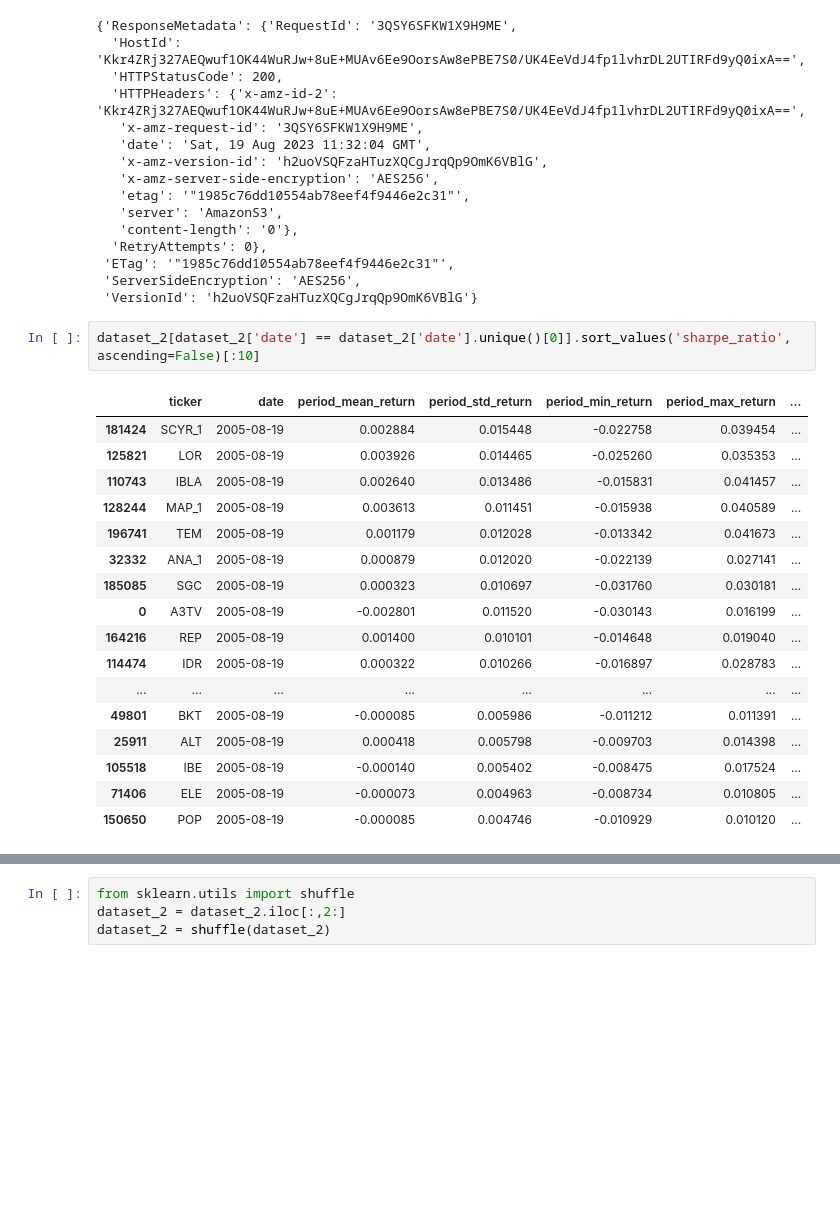
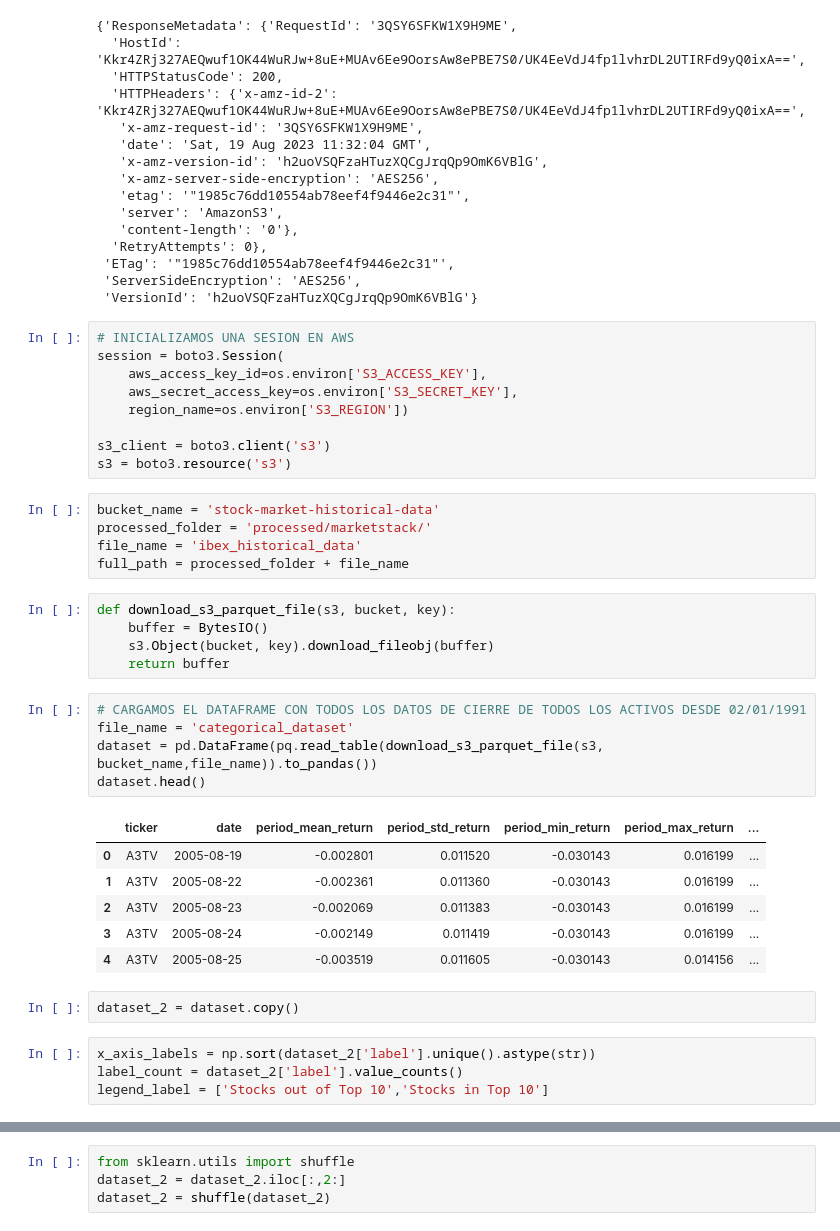
Before and after one commit to tintenderete/TFM, a Jupyter notebook: prueba_red_neuronal_fija_categorico.ipynb, the cells around one changed output, grey strips where cells are left out. Drawn from its saved outputs; the diff is of its cells as text; blank space fills up the shorter version.

```diff
--- a/prueba_red_neuronal_fija_categorico.ipynb
+++ b/prueba_red_neuronal_fija_categorico.ipynb
@@ -306,23 +290,40 @@ s3.Object(bucket_name, 'categorical_dataset').put(Body=buf.getvalue())
  'ETag': '"1985c76dd10554ab78eef4f9446e2c31"',
  'ServerSideEncryption': 'AES256',
  'VersionId': 'h2uoVSQFzaHTuzXQCgJrqQp9OmK6VBlG'}
-# %%
-dataset_2[dataset_2['date'] == dataset_2['date'].unique()[0]].sort_values('sharpe_ratio', ascending=False)[:10]
-# %% [output]
-|  | ticker | date | period_mean_return | period_std_return | period_min_return | period_max_return | ... |
-| 181424 | SCYR_1 | 2005-08-19 | 0.002884 | 0.015448 | -0.022758 | 0.039454 | ... |
-| 125821 | LOR | 2005-08-19 | 0.003926 | 0.014465 | -0.025260 | 0.035353 | ... |
-| 110743 | IBLA | 2005-08-19 | 0.002640 | 0.013486 | -0.015831 | 0.041457 | ... |
-| 128244 | MAP_1 | 2005-08-19 | 0.003613 | 0.011451 | -0.015938 | 0.040589 | ... |
-| 196741 | TEM | 2005-08-19 | 0.001179 | 0.012028 | -0.013342 | 0.041673 | ... |
-| 32332 | ANA_1 | 2005-08-19 | 0.000879 | 0.012020 | -0.022139 | 0.027141 | ... |
-| 185085 | SGC | 2005-08-19 | 0.000323 | 0.010697 | -0.031760 | 0.030181 | ... |
-| 0 | A3TV | 2005-08-19 | -0.002801 | 0.011520 | -0.030143 | 0.016199 | ... |
-| 164216 | REP | 2005-08-19 | 0.001400 | 0.010101 | -0.014648 | 0.019040 | ... |
-| 114474 | IDR | 2005-08-19 | 0.000322 | 0.010266 | -0.016897 | 0.028783 | ... |
-| ... | ... | ... | ... | ... | ... | ... | ... |
-| 49801 | BKT | 2005-08-19 | -0.000085 | 0.005986 | -0.011212 | 0.011391 | ... |
-| 25911 | ALT | 2005-08-19 | 0.000418 | 0.005798 | -0.009703 | 0.014398 | ... |
-| 105518 | IBE | 2005-08-19 | -0.000140 | 0.005402 | -0.008475 | 0.017524 | ... |
-| 71406 | ELE | 2005-08-19 | -0.000073 | 0.004963 | -0.008734 | 0.010805 | ... |
-| 150650 | POP | 2005-08-19 | -0.000085 | 0.004746 | -0.010929 | 0.010120 | ... |
+# %%
+# INICIALIZAMOS UNA SESION EN AWS
+session = boto3.Session(
+    aws_access_key_id=os.environ['S3_ACCESS_KEY'],
+    aws_secret_access_key=os.environ['S3_SECRET_KEY'],
+    region_name=os.environ['S3_REGION'])
+
+s3_client = boto3.client('s3')
+s3 = boto3.resource('s3')
+# %%
+bucket_name = 'stock-market-historical-data'
+processed_folder = 'processed/marketstack/'
+file_name = 'ibex_historical_data'
+full_path = processed_folder + file_name
+# %%
+def download_s3_parquet_file(s3, bucket, key):
+    buffer = BytesIO()
+    s3.Object(bucket, key).download_fileobj(buffer)
+    return buffer
+# %%
+# CARGAMOS EL DATAFRAME CON TODOS LOS DATOS DE CIERRE DE TODOS LOS ACTIVOS DESDE 02/01/1991
+file_name = 'categorical_dataset'
+dataset = pd.DataFrame(pq.read_table(download_s3_parquet_file(s3, bucket_name,file_name)).to_pandas())
+dataset.head()
+# %% [output]
+|  | ticker | date | period_mean_return | period_std_return | period_min_return | period_max_return | ... |
+| 0 | A3TV | 2005-08-19 | -0.002801 | 0.011520 | -0.030143 | 0.016199 | ... |
+| 1 | A3TV | 2005-08-22 | -0.002361 | 0.011360 | -0.030143 | 0.016199 | ... |
+| 2 | A3TV | 2005-08-23 | -0.002069 | 0.011383 | -0.030143 | 0.016199 | ... |
+| 3 | A3TV | 2005-08-24 | -0.002149 | 0.011419 | -0.030143 | 0.016199 | ... |
+| 4 | A3TV | 2005-08-25 | -0.003519 | 0.011605 | -0.030143 | 0.014156 | ... |
+# %%
+dataset_2 = dataset.copy()
+# %%
+x_axis_labels = np.sort(dataset_2['label'].unique().astype(str))
+label_count = dataset_2['label'].value_counts()
+legend_label = ['Stocks out of Top 10','Stocks in Top 10']
```
Also changed, not shown: parts of 15 cells of this notebook.
